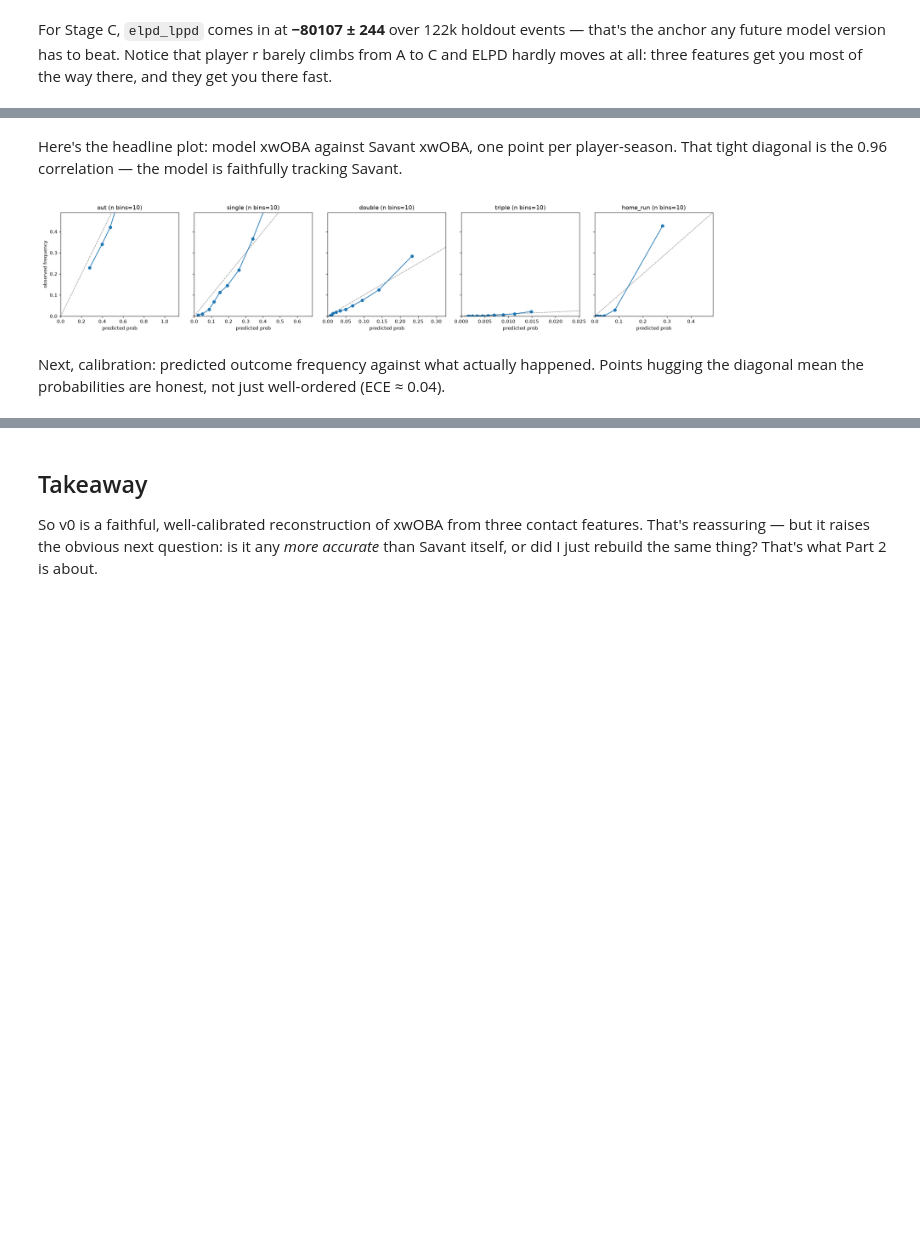
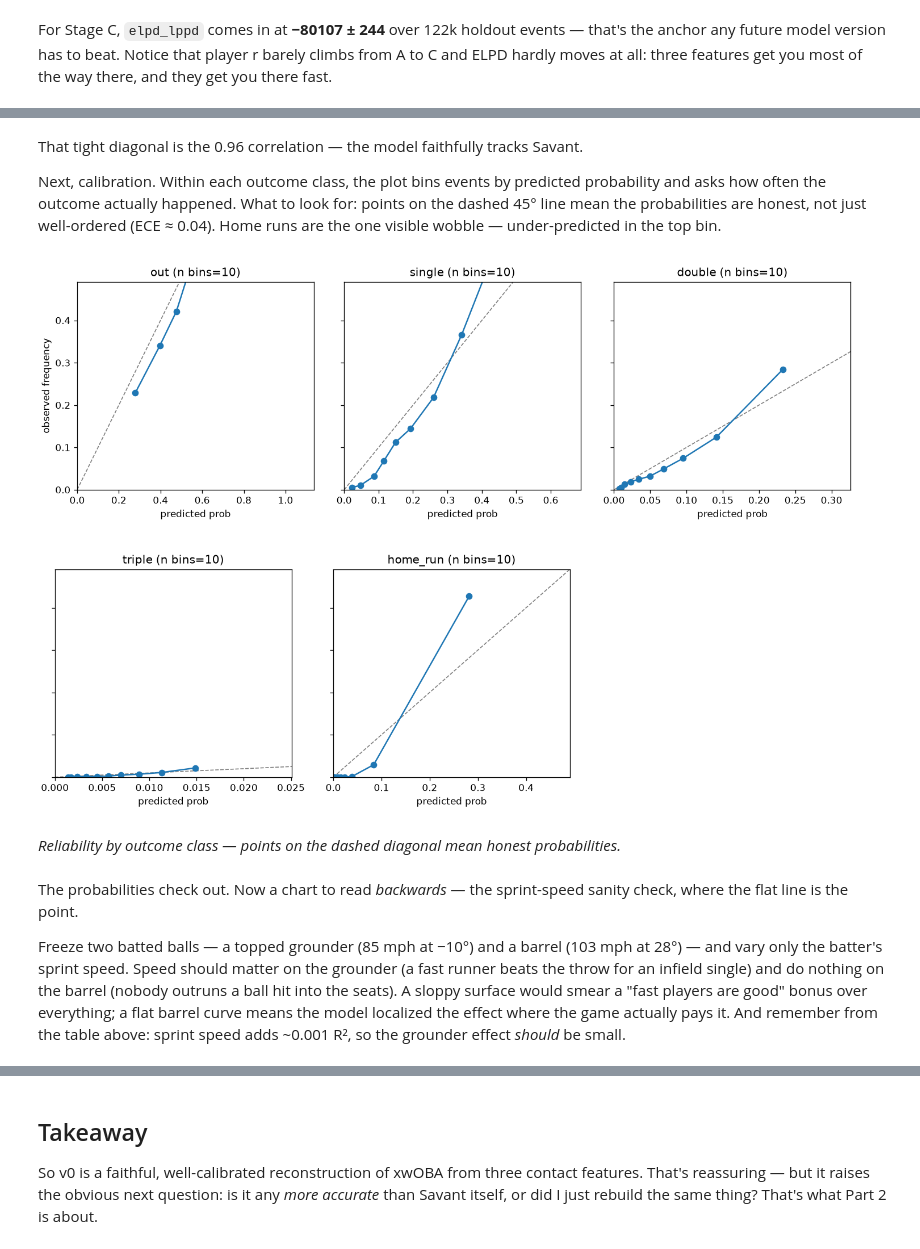
Before and after one commit to bwista/xwobart, a Jupyter notebook: notebooks/01_v0_model_quality.ipynb, the cells around one changed output, grey strips where cells are left out. Cells and saved outputs as stored; diff of their text form; code cells hidden in the pictures; blank space fills up the shorter version.

```diff
--- a/notebooks/01_v0_model_quality.ipynb
+++ b/notebooks/01_v0_model_quality.ipynb
@@ -7,24 +7,16 @@ Before doing anything clever with the model, let me check how faithful it is. I'
 
 The short version: player-season correlation with Savant lands around **0.96** (for hitters with 100+ PA), calibration error is about **0.04**, and — this surprised me — the quality saturates early, by roughly 50k training rows (Stage B). Stage C, on 100k rows, matches it within noise.
 # %%
-# --- setup: find repo root, load helpers (run this first) ---
-import sys, json
+# --- setup: locate the repo and import the shared notebook helpers (run this first) ---
+import sys
 from pathlib import Path
+
+_root = next((p for p in [Path.cwd(), *Path.cwd().parents] if (p / "config.yaml").exists()), Path.cwd())
+sys.path.insert(0, str(_root / "notebooks"))
+from nb_helpers import ROOT, RESULTS, jload, show_fig
+
 import polars as pl
-from IPython.display import Image, Markdown, display
-
-pl.Config.set_tbl_rows(30)
-here = Path.cwd()
-ROOT = next((p for p in [here, *here.parents] if (p / "config.yaml").exists()), here)
-sys.path.insert(0, str(ROOT))
-RESULTS = ROOT / "results"
-
-def jload(rel):
-    return json.loads((RESULTS / rel).read_text())
-
-def show_fig(rel, width=680):
-    p = RESULTS / rel
-    return Image(filename=str(p), width=width) if p.exists() else Markdown(f"_missing figure: {rel}_")
+from IPython.display import Markdown, display
 
 print("repo root:", ROOT)
 print("results:  ", RESULTS, "(exists)" if RESULTS.exists() else "(MISSING)")
@@ -87,9 +83,15 @@ show_fig("stage_C/figures/replication_player.png")
 # %% [markdown]
-Here's the headline plot: model xwOBA against Savant xwOBA, one point per player-season. That tight diagonal is the 0.96 correlation — the model is faithfully tracking Savant.
+That tight diagonal is the 0.96 correlation — the model faithfully tracks Savant.
+
+Next, calibration. Within each outcome class, the plot bins events by predicted probability and asks how often the outcome actually happened. What to look for: points on the dashed 45° line mean the probabilities are honest, not just well-ordered (ECE ≈ 0.04). Home runs are the one visible wobble — under-predicted in the top bin.
 # %%
-show_fig("stage_C/figures/calibration_reliability.png")
+show_fig("stage_C/figures/calibration_reliability.png",
+         caption="Reliability by outcome class — points on the dashed diagonal mean honest probabilities.")
 # %% [output]
-[figure, old version]
+[figure, new version]
+*Reliability by outcome class — points on the dashed diagonal mean honest probabilities.*
 # %% [markdown]
-Next, calibration: predicted outcome frequency against what actually happened. Points hugging the diagonal mean the probabilities are honest, not just well-ordered (ECE ≈ 0.04).
+The probabilities check out. Now a chart to read *backwards* — the sprint-speed sanity check, where the flat line is the point.
+
+Freeze two batted balls — a topped grounder (85 mph at −10°) and a barrel (103 mph at 28°) — and vary only the batter's sprint speed. Speed should matter on the grounder (a fast runner beats the throw for an infield single) and do nothing on the barrel (nobody outruns a ball hit into the seats). A sloppy surface would smear a "fast players are good" bonus over everything; a flat barrel curve means the model localized the effect where the game actually pays it. And remember from the table above: sprint speed adds ~0.001 R², so the grounder effect *should* be small.
 # %%
```
Also changed, not shown: parts of 11 cells of this notebook, 6 other files.
